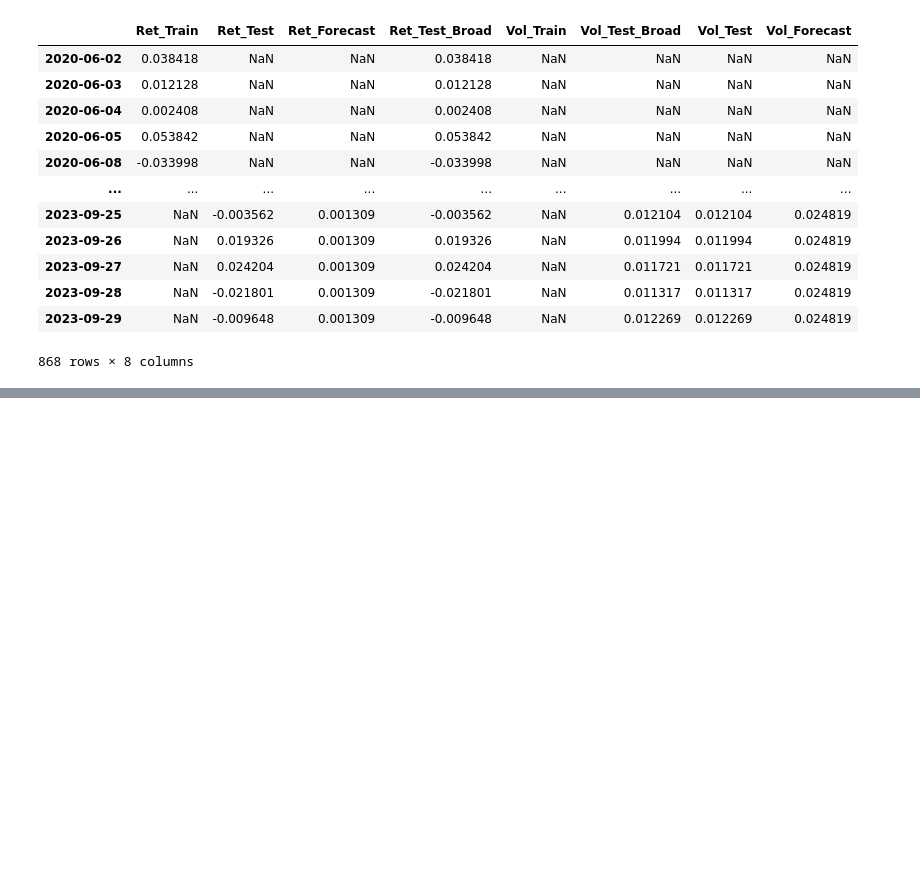
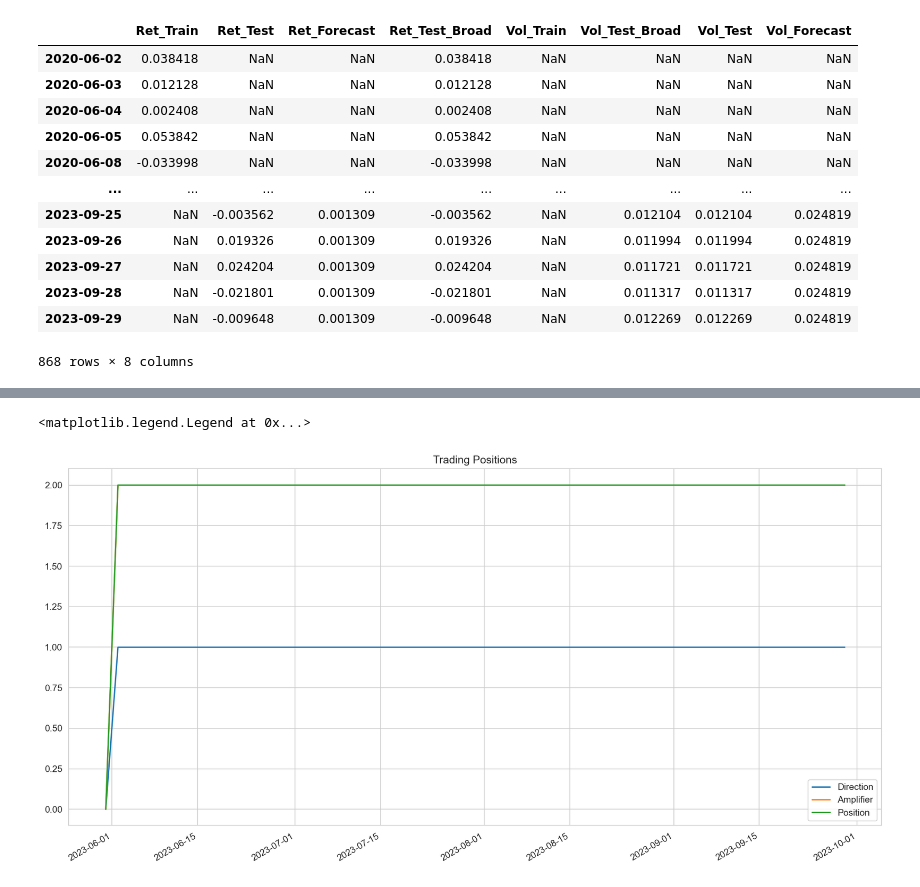
Before and after one commit to afoster28/cmd_forecast, a Jupyter notebook: Model/Model.ipynb, the cells around one changed output, grey strips where cells are left out. Saved outputs shown, nothing was run; the diff lists cells and outputs as text; code cells hidden in the pictures; blank space fills up the shorter version.

Commit message:
Generating trading strategy based on forecast mean and variance

```diff
--- a/Model/Model.ipynb
+++ b/Model/Model.ipynb
@@ -746,3 +746,16 @@ ar2garch11.forecast_vs_test
 | 2023-09-28 | NaN | -0.021801 | 0.001309 | -0.021801 | NaN | 0.011317 | 0.011317 | 0.024819 |
 | 2023-09-29 | NaN | -0.009648 | 0.001309 | -0.009648 | NaN | 0.012269 | 0.012269 | 0.024819 |
 868 rows × 8 columns
+# %%
+trade = ar2garch11.forecast_vs_test
+
+last_train = trade.iloc[lambda x: x.index == '2023-05-31']
+last_vol_train = last_train['Vol_Train'][0]
+
+trade['direction'] = np.where(trade['Ret_Train'].notna(), 0, np.where(trade['Ret_Forecast'] > 0, 1, -1))
+trade['amplifier'] = np.where(trade['Ret_Train'].notna(), 0, np.where(trade['Vol_Forecast'] > last_vol_train, 2, 1))
+trade['position'] = trade['direction'] * trade['amplifier']
+trade['pnl'] = trade['Ret_Test'] * trade['position']
+trade['pnl_cum'] = trade['pnl'].cumsum()
+
+trade
@@ -748,0 +776,14 @@ ar2garch11.forecast_vs_test
+# %%
+trading_window = trade.iloc[lambda x: x.index >= '2023-05-31']
+
+plt.figure(figsize=(16, 8), dpi=150)
+
+trading_window['direction'].plot(label='Direction')
+trading_window['amplifier'].plot(label='Amplifier')
+trading_window['position'].plot(label='Position')
+
+plt.title('Trading Positions')
+plt.legend()
+# %% [output]
+<matplotlib.legend.Legend at 0x...>
+[figure, added]
```
Also changed, not shown: parts of 42 cells of this notebook.
